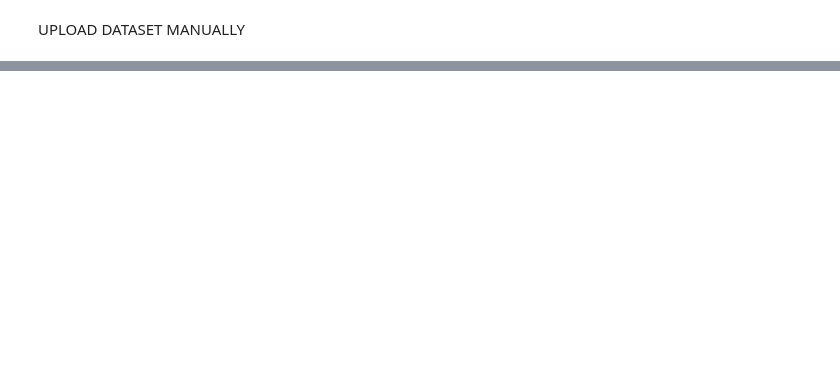
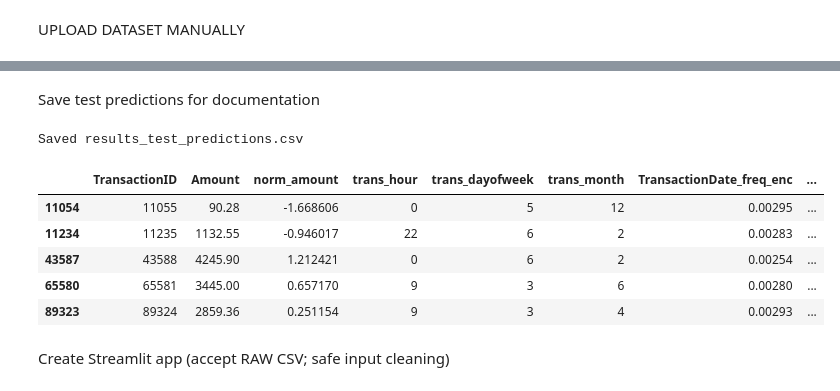
Before and after one commit to Steven256-debug/Credit-card-fraud-detection, a Jupyter notebook: CREDIT_CARD_FRAUD_DETECTION_SYSTEM.ipynb, the cells around one changed output, grey strips where cells are left out. Cells and saved outputs as stored; diff of their text form; code cells hidden in the pictures; blank space fills up the shorter version.

Commit message:
Updated all my codes with important information and features to make it professional.

```diff
--- a/CREDIT_CARD_FRAUD_DETECTION_SYSTEM.ipynb
+++ b/CREDIT_CARD_FRAUD_DETECTION_SYSTEM.ipynb
@@ -758,0 +346,24 @@ RUN STREAMLIT APP USING NGROK
+# %%
+from sklearn.metrics import classification_report, roc_auc_score, average_precision_score, confusion_matrix
+
+fitted_models = {}
+eval_metrics = {}
+
+for name, pipeline in models.items():
+    print("Fitting on full train:", name)
+    pipeline.fit(X_train, y_train)
+    fitted_models[name] = pipeline
+
+    y_pred = pipeline.predict(X_test)
+    y_proba = pipeline.predict_proba(X_test)[:,1]
+
+    print("\n--- Evaluation for", name, "---")
+    print(classification_report(y_test, y_pred, digits=4))
+    print("ROC-AUC:", roc_auc_score(y_test, y_proba))
+    print("PR-AUC:", average_precision_score(y_test, y_proba))
+
+    eval_metrics[name] = {
+        'roc_auc': roc_auc_score(y_test, y_proba),
+        'pr_auc': average_precision_score(y_test, y_proba),
+        'recall': (confusion_matrix(y_test, y_pred)[1,1] / (confusion_matrix(y_test, y_pred)[1,1] + confusion_matrix(y_test, y_pred)[1,0])) if sum(y_test==1)>0 else 0
+    }
@@ -758,0 +456,12 @@ RUN STREAMLIT APP USING NGROK
+# %%
+import joblib, os
+
+best_name = max(eval_metrics.items(), key=lambda x: x[1]['pr_auc'])[0]
+best_pipeline = fitted_models[best_name]
+print("Best model by PR-AUC:", best_name, eval_metrics[best_name])
+
+os.makedirs("models", exist_ok=True)
+joblib.dump(best_pipeline, "models/full_pipeline.pkl")
+# Save feature order (column names used for predictions) — saves current X_train columns order
+pd.Series(X_train.columns.tolist()).to_csv("models/feature_order.csv", index=False, header=False)
+print("Saved pipeline and feature_order.")
@@ -758,0 +492,20 @@ RUN STREAMLIT APP USING NGROK
+# %% [markdown]
+Save test predictions for documentation
+# %%
+res = X_test.copy()
+res['y_true'] = y_test.values
+res['y_pred'] = best_pipeline.predict(X_test)
+res['y_proba'] = best_pipeline.predict_proba(X_test)[:,1]
+res.to_csv("results_test_predictions.csv", index=False)
+print("Saved results_test_predictions.csv")
+display(res.head())
+# %% [output]
+Saved results_test_predictions.csv
+|  | TransactionID | Amount | norm_amount | trans_hour | trans_dayofweek | trans_month | TransactionDate_freq_enc | ... |
+| 11054 | 11055 | 90.28 | -1.668606 | 0 | 5 | 12 | 0.00295 | ... |
+| 11234 | 11235 | 1132.55 | -0.946017 | 22 | 6 | 2 | 0.00283 | ... |
+| 43587 | 43588 | 4245.90 | 1.212421 | 0 | 6 | 2 | 0.00254 | ... |
+| 65580 | 65581 | 3445.00 | 0.657170 | 9 | 3 | 6 | 0.00280 | ... |
+| 89323 | 89324 | 2859.36 | 0.251154 | 9 | 3 | 4 | 0.00293 | ... |
+# %% [markdown]
+Create Streamlit app (accept RAW CSV; safe input cleaning)
```
Also changed, not shown: parts of 123 cells of this notebook.
